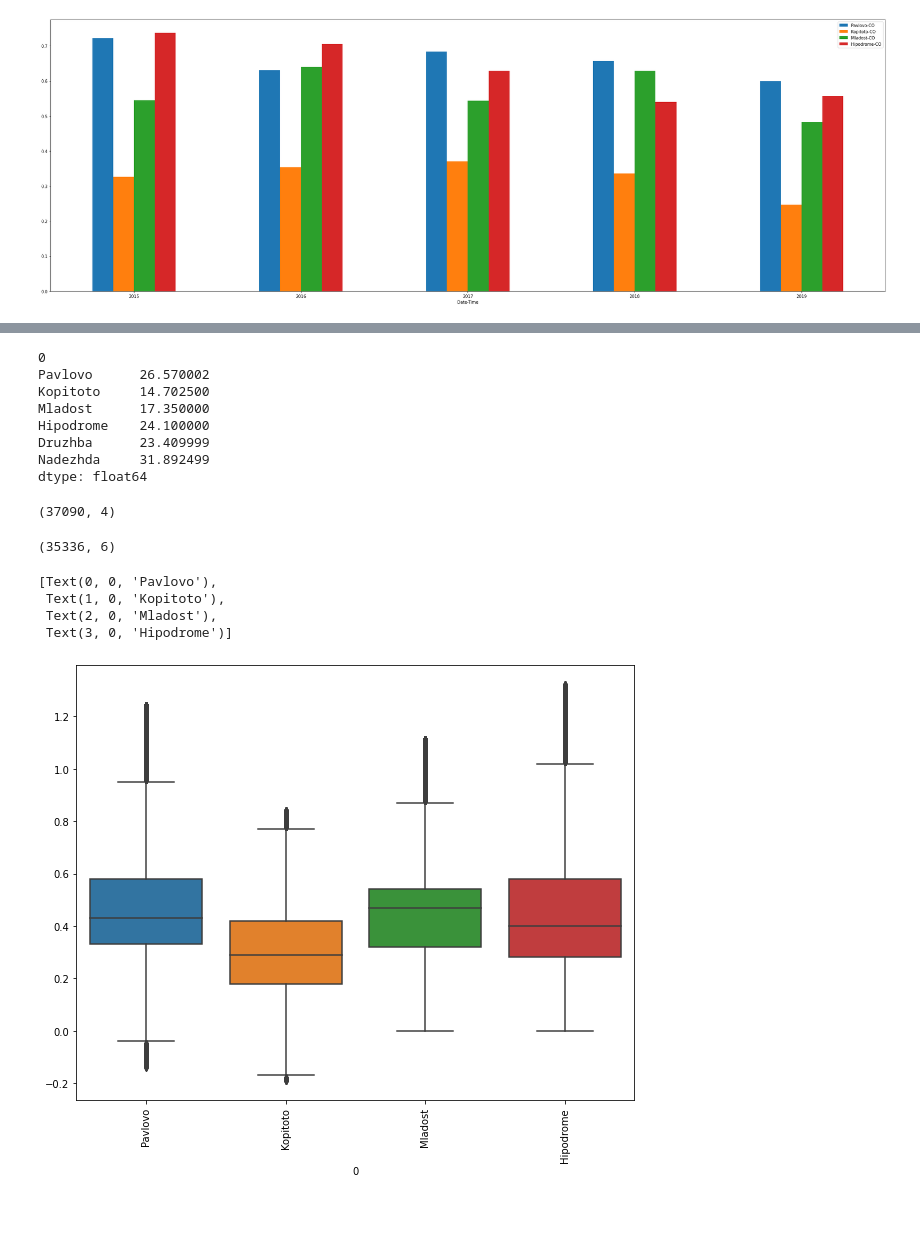
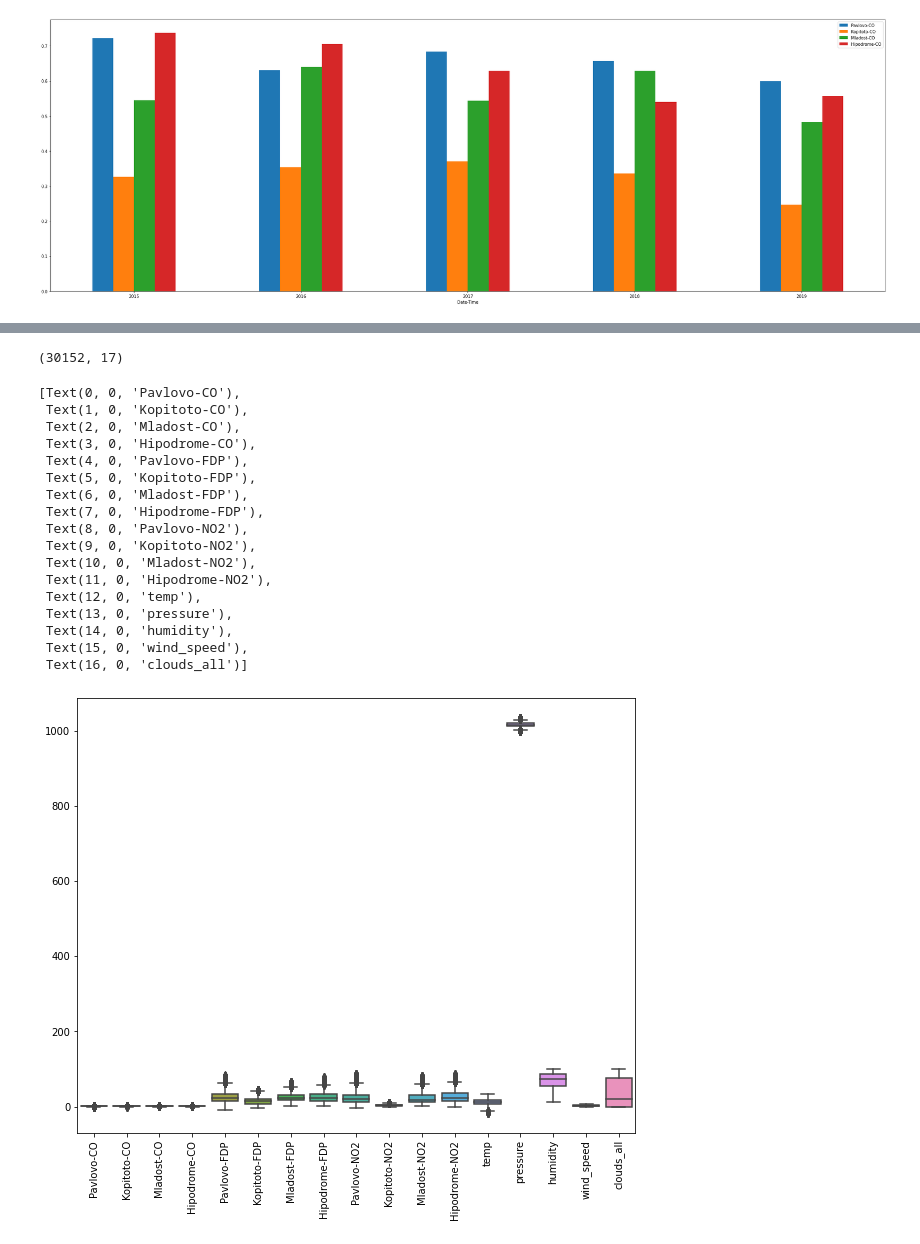
Before and after one commit to TsvetoslavVasev/BIgDataCourseProject, a Jupyter notebook: SofiaAirQuality.ipynb, the cells around one changed output, grey strips where cells are left out. Drawn from its saved outputs; the diff is of its cells as text; code cells hidden in the pictures; blank space fills up the shorter version.

```diff
--- a/SofiaAirQuality.ipynb
+++ b/SofiaAirQuality.ipynb
@@ -438,6 +438,6 @@ air_quality_df.head()
 | 3 | 2015-01-01 04:00:00 | 1.96 | 0.21 | 0.92 | 1.75 | 179.009995 | 12.45 | 82.250000 | ... |
 | 4 | 2015-01-01 05:00:00 | 1.28 | 0.24 | 0.87 | 1.72 | 86.910004 | 12.66 | 67.500000 | ... |
 # %%
-air_quality_df.set_index("Date-Time")['Kopitoto-CO'].rolling(365).mean().plot()
+air_quality_df.set_index("Date-Time")['Mladost-CO'].rolling(365).mean().plot()
 # %% [output]
 <AxesSubplot:xlabel='Date-Time'>
@@ -455,12 +494,7 @@ KeyError: 'Date-Time'
 # %%
 # Cleanup DONE
-#TODO: Process data
-#      Analyze data
-
-co_measures = co_dataset[["Pavlovo", 'Kopitoto', 'Mladost', 'Hipodrome']]
-fdp_measures = fdp_dataset[["Pavlovo", 'Kopitoto', 'Mladost', 'Hipodrome', 'Druzhba', 'Nadezhda']]
-
+air_quality_df_measures = air_quality_df[["Pavlovo-CO", 'Kopitoto-CO', 'Mladost-CO', 'Hipodrome-CO', "Pavlovo-FDP", 'Kopitoto-FDP', 'Mladost-FDP', 'Hipodrome-FDP', "Pavlovo-NO2", 'Kopitoto-NO2', 'Mladost-NO2', 'Hipodrome-NO2', "temp", "pressure", "humidity", "wind_speed", "clouds_all"]]
 fig, ax=plt.subplots(figsize=(10,8))
-bp = sns.boxplot(data = co_measures)
+bp = sns.boxplot(data = air_quality_df_measures)
 bp.set_xticklabels(bp.get_xticklabels(), rotation = 90)
 # %% [output]
@@ -554,6 +644,6 @@ bp.set_xticklabels(bp.get_xticklabels(), rotation = 90)
 # %%
-coQ1 = co_measures.quantile(0.25)
-coQ3 = co_measures.quantile(0.75)
-co_IQR = coQ3 - coQ1
-print(co_IQR)
+Q1 = air_quality_df_measures.quantile(0.25)
+Q3 = air_quality_df_measures.quantile(0.75)
+IQR = Q3 - Q1
+print(IQR)
 # %% [output]
@@ -565,37 +667,30 @@ Hipodrome    0.41
 dtype: float64
-# %%
-fdpQ1 = fdp_measures.quantile(0.25)
-fdpQ3 = fdp_measures.quantile(0.75)
-fdp_IQR = fdpQ3 - fdpQ1
-print(fdp_IQR)
-# %% [output]
-0
-Pavlovo      26.570002
-Kopitoto     14.702500
-Mladost      17.350000
-Hipodrome    24.100000
-Druzhba      23.409999
-Nadezhda     31.892499
-dtype: float64
 # %%
-co_outliers_removed_data = co_measures[~((co_measures<(coQ1-1.5*co_IQR))\
-                                        | (co_measures>(coQ3+1.5*co_IQR))).any(axis=1)]
-co_outliers_removed_data.shape
+outliers_removed_data = air_quality_df_measures[~((air_quality_df_measures<(Q1-1.5*IQR))\
+                                        | (air_quality_df_measures>(Q3+1.5*IQR))).any(axis=1)]
+outliers_removed_data.shape
 # %% [output]
-(37090, 4)
+(30152, 17)
-# %%
-fdp_outliers_removed_data = fdp_measures[~((fdp_measures<(fdpQ1-1.5*fdp_IQR))\
-                                        | (fdp_measures>(fdpQ3+1.5*fdp_IQR))).any(axis=1)]
-fdp_outliers_removed_data.shape
-# %% [output]
-(35336, 6)
 # %%
 fig, ax=plt.subplots(figsize=(10,8))
-bp = sns.boxplot(data = co_outliers_removed_data)
+bp = sns.boxplot(data = outliers_removed_data)
 bp.set_xticklabels(bp.get_xticklabels(), rotation = 90)
 # %% [output]
-[Text(0, 0, 'Pavlovo'),
- Text(1, 0, 'Kopitoto'),
- Text(2, 0, 'Mladost'),
- Text(3, 0, 'Hipodrome')]
+[Text(0, 0, 'Pavlovo-CO'),
+ Text(1, 0, 'Kopitoto-CO'),
+ Text(2, 0, 'Mladost-CO'),
+ Text(3, 0, 'Hipodrome-CO'),
+ Text(4, 0, 'Pavlovo-FDP'),
+ Text(5, 0, 'Kopitoto-FDP'),
+ Text(6, 0, 'Mladost-FDP'),
+ Text(7, 0, 'Hipodrome-FDP'),
+ Text(8, 0, 'Pavlovo-NO2'),
+ Text(9, 0, 'Kopitoto-NO2'),
+ Text(10, 0, 'Mladost-NO2'),
+ Text(11, 0, 'Hipodrome-NO2'),
+ Text(12, 0, 'temp'),
+ Text(13, 0, 'pressure'),
+ Text(14, 0, 'humidity'),
+ Text(15, 0, 'wind_speed'),
+ Text(16, 0, 'clouds_all')]
-[figure, old version]
+[figure, new version]
```
Also changed, not shown: parts of 24 cells of this notebook.
